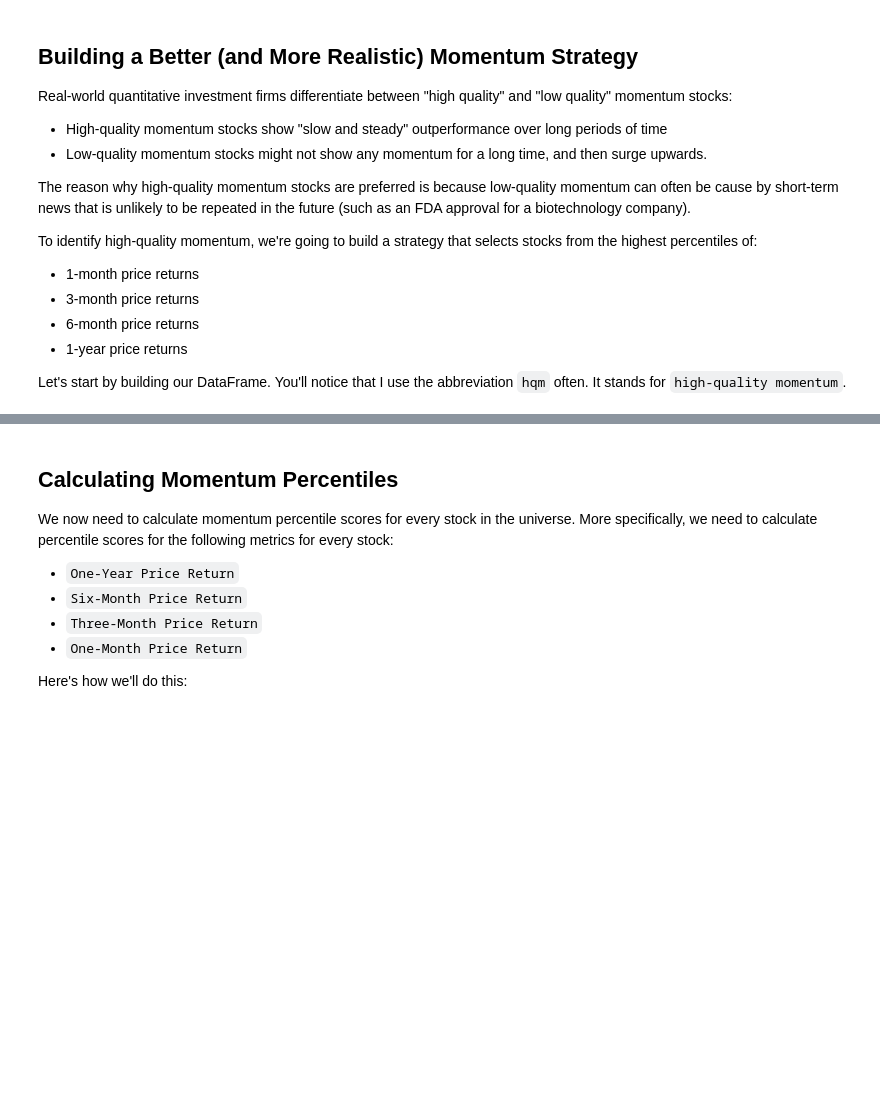
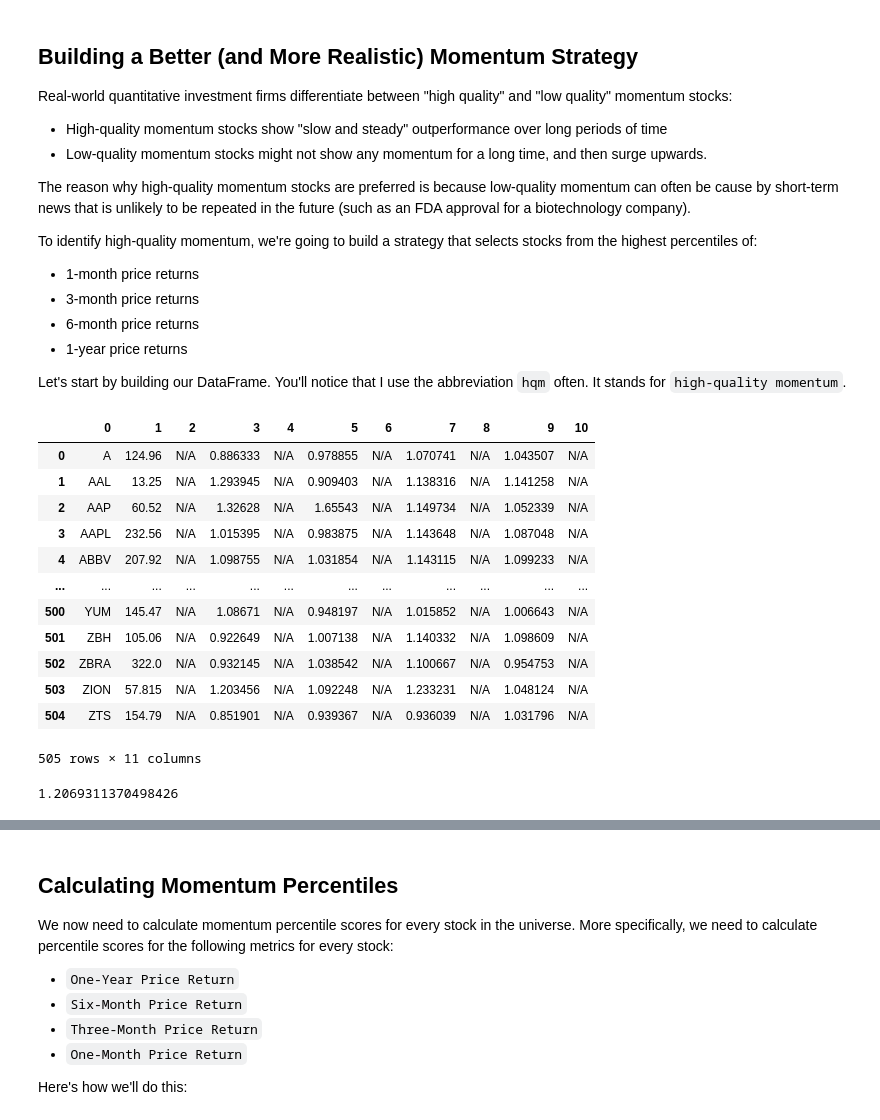
Before and after one commit to lind1022/quant, a Jupyter notebook: 002_quantitative_momentum_strategy.ipynb, the cells around one changed output, grey strips where cells are left out. Drawn from its saved outputs; the diff is of its cells as text; code cells hidden in the pictures; blank space fills up the shorter version.

```diff
--- a/002_quantitative_momentum_strategy.ipynb
+++ b/002_quantitative_momentum_strategy.ipynb
@@ -79,3 +257,35 @@ To identify high-quality momentum, we're going to build a strategy that selects
 * 1-year price returns
 
 Let's start by building our DataFrame. You'll notice that I use the abbreviation `hqm` often. It stands for `high-quality momentum`.
+# %%
+hqm_columns = [
+    'Ticker',
+    'Price',
+    'Number of Shares to Buy',
+    'One-year Price Return',
+    'One-year Return Percentile',
+    'Six-month Price Return',
+    'Six-month Return Percentile',
+    'Three-month Price Return',
+    'Three-month Return Percentile',
+    'One-month Price Return',
+    'One-month Return Percentile',
+]
+
+hqm_df = pd.DataFrame(columns=hqm_columns)
+# %%
+hqm_df
+# %% [output]
+|  | 0 | 1 | 2 | 3 | 4 | 5 | 6 | 7 | 8 | 9 | 10 |
+| 0 | A | 124.96 | N/A | 0.886333 | N/A | 0.978855 | N/A | 1.070741 | N/A | 1.043507 | N/A |
+| 1 | AAL | 13.25 | N/A | 1.293945 | N/A | 0.909403 | N/A | 1.138316 | N/A | 1.141258 | N/A |
+| 2 | AAP | 60.52 | N/A | 1.32628 | N/A | 1.65543 | N/A | 1.149734 | N/A | 1.052339 | N/A |
+| 3 | AAPL | 232.56 | N/A | 1.015395 | N/A | 0.983875 | N/A | 1.143648 | N/A | 1.087048 | N/A |
+| 4 | ABBV | 207.92 | N/A | 1.098755 | N/A | 1.031854 | N/A | 1.143115 | N/A | 1.099233 | N/A |
+| ... | ... | ... | ... | ... | ... | ... | ... | ... | ... | ... | ... |
+| 500 | YUM | 145.47 | N/A | 1.08671 | N/A | 0.948197 | N/A | 1.015852 | N/A | 1.006643 | N/A |
+| 501 | ZBH | 105.06 | N/A | 0.922649 | N/A | 1.007138 | N/A | 1.140332 | N/A | 1.098609 | N/A |
+| 502 | ZBRA | 322.0 | N/A | 0.932145 | N/A | 1.038542 | N/A | 1.100667 | N/A | 0.954753 | N/A |
+| 503 | ZION | 57.815 | N/A | 1.203456 | N/A | 1.092248 | N/A | 1.233231 | N/A | 1.048124 | N/A |
+| 504 | ZTS | 154.79 | N/A | 0.851901 | N/A | 0.939367 | N/A | 0.936039 | N/A | 1.031796 | N/A |
+505 rows × 11 columns
@@ -81,0 +300,4 @@ Let's start by building our DataFrame. You'll notice that I use the abbreviation
+# %%
+price_change
+# %% [output]
+1.2069311370498426
```
Also changed, not shown: parts of 43 cells of this notebook, 5 other files.
